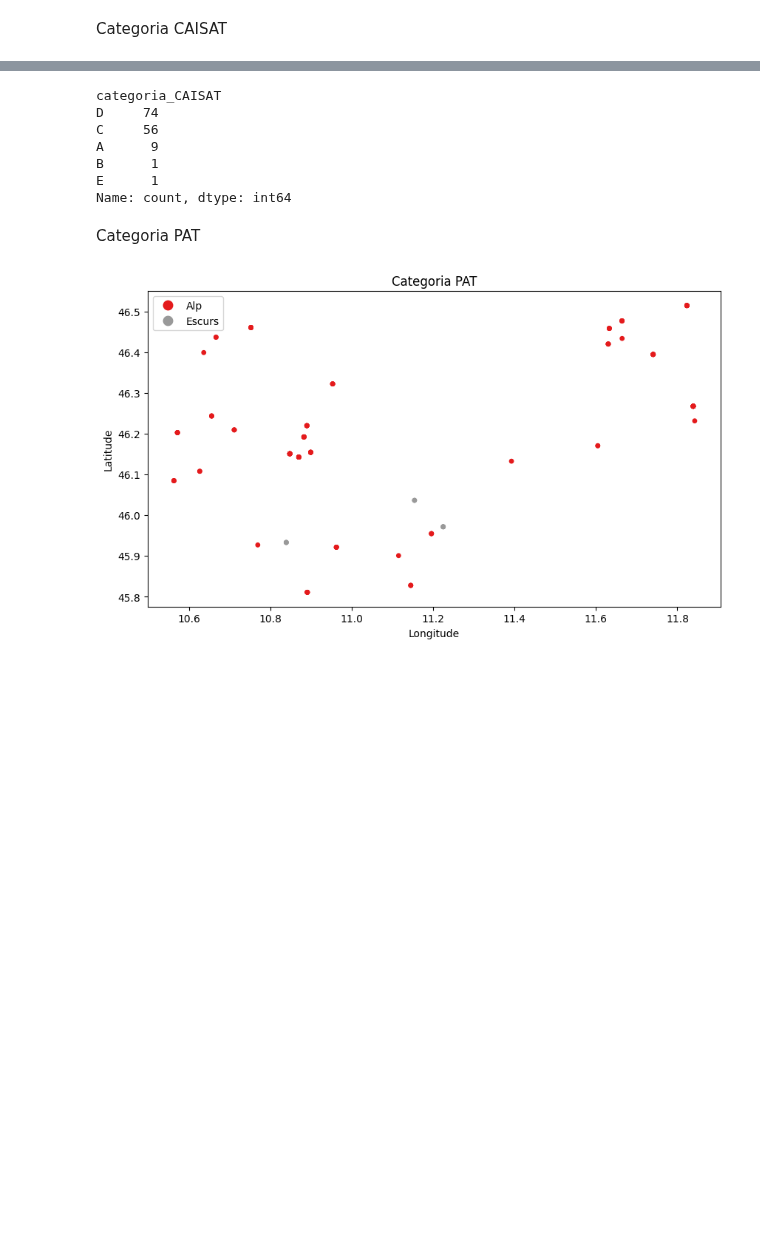
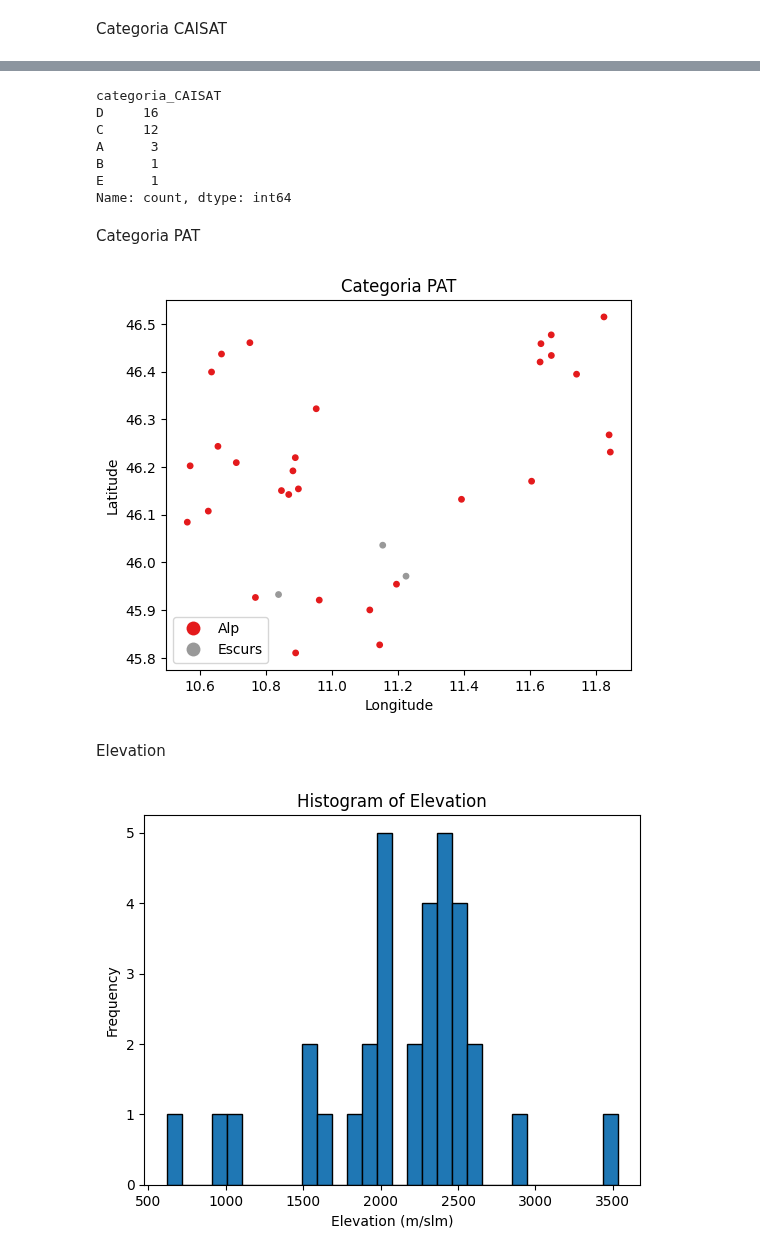
Before and after one commit to dclfbk/alpinehutsustainability, a Jupyter notebook: code/huts_download.ipynb, the cells around one changed output, grey strips where cells are left out. Drawn from its saved outputs; the diff is of its cells as text; code cells hidden in the pictures; blank space fills up the shorter version.

```diff
--- a/code/huts_download.ipynb
+++ b/code/huts_download.ipynb
@@ -374,10 +332,10 @@ plt.show()
 # %%
-polygons_gdf['categoria_CAISAT'].value_counts()
+points_gdf['categoria_CAISAT'].value_counts()
 # %% [output]
 categoria_CAISAT
-D     74
-C     56
-A      9
+D     16
+C     12
+A      3
 B      1
 E      1
 Name: count, dtype: int64
@@ -385,11 +343,25 @@ Name: count, dtype: int64
 Categoria PAT
 # %%
 # Plotting
-fig, ax = plt.subplots(figsize=(10, 10))
-polygons_gdf_pointgeom.plot(column='categoria_PAT', ax=ax, markersize=15, legend=True, cmap='Set1')
+fig, ax = plt.subplots()
+points_gdf.plot(column='categoria_PAT', ax=ax, markersize=15, legend=True, cmap='Set1')
 ax.set_title('Categoria PAT')
 ax.set_xlabel('Longitude')
 ax.set_ylabel('Latitude')
 plt.show()
 # %% [output]
-[figure, old version]
+[figure, new version]
+# %% [markdown]
+Elevation
+# %%
+quota_data = points_gdf['quota']
+
+# Plot the histogram
+plt.figure()
+plt.hist(quota_data, bins=30, edgecolor='black')
+plt.title('Histogram of Elevation')
+plt.xlabel('Elevation (m/slm)')
+plt.ylabel('Frequency')
+plt.show()
+# %% [output]
+[figure, added]
```
Also changed, not shown: parts of 42 cells of this notebook, 12 other files.
